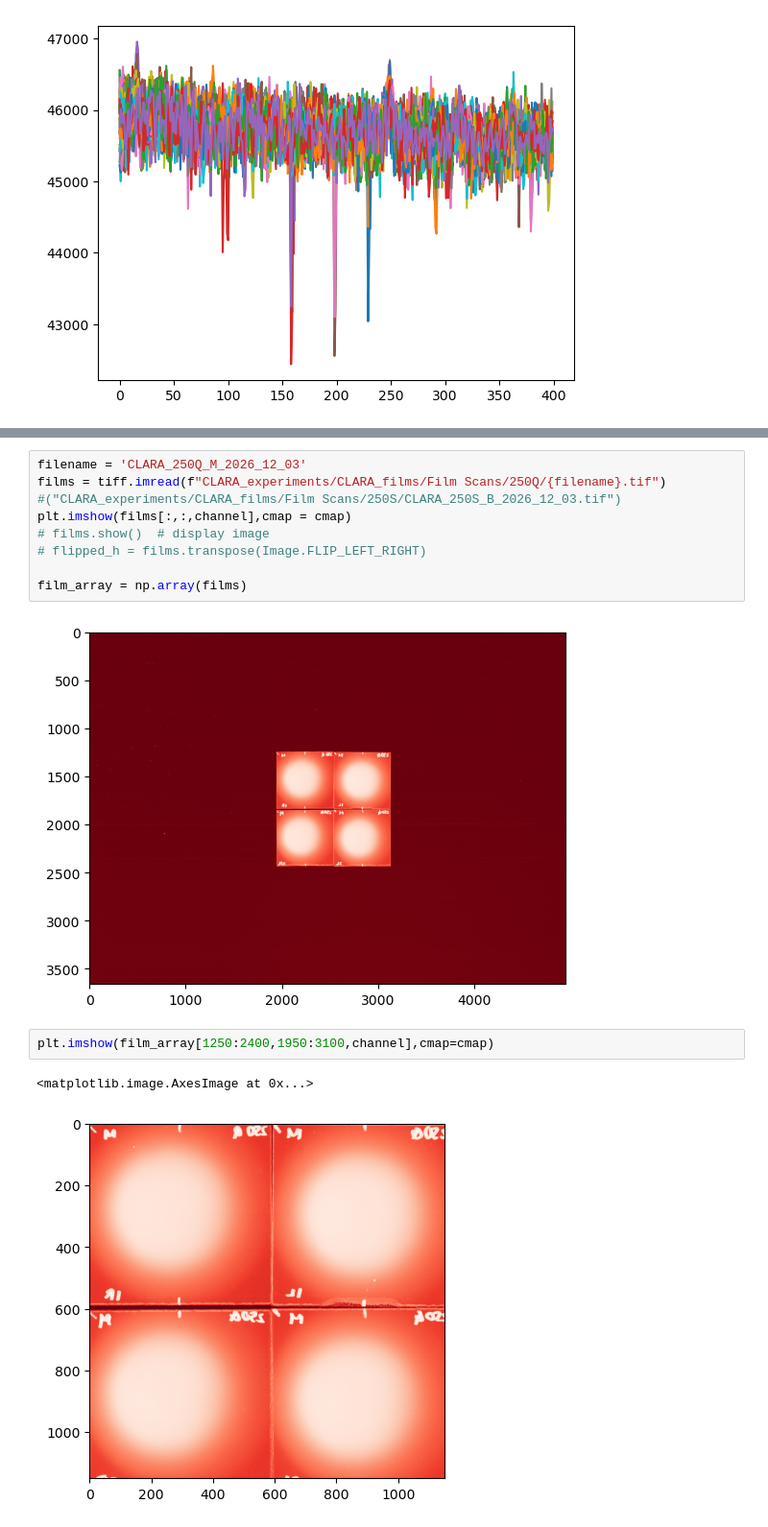
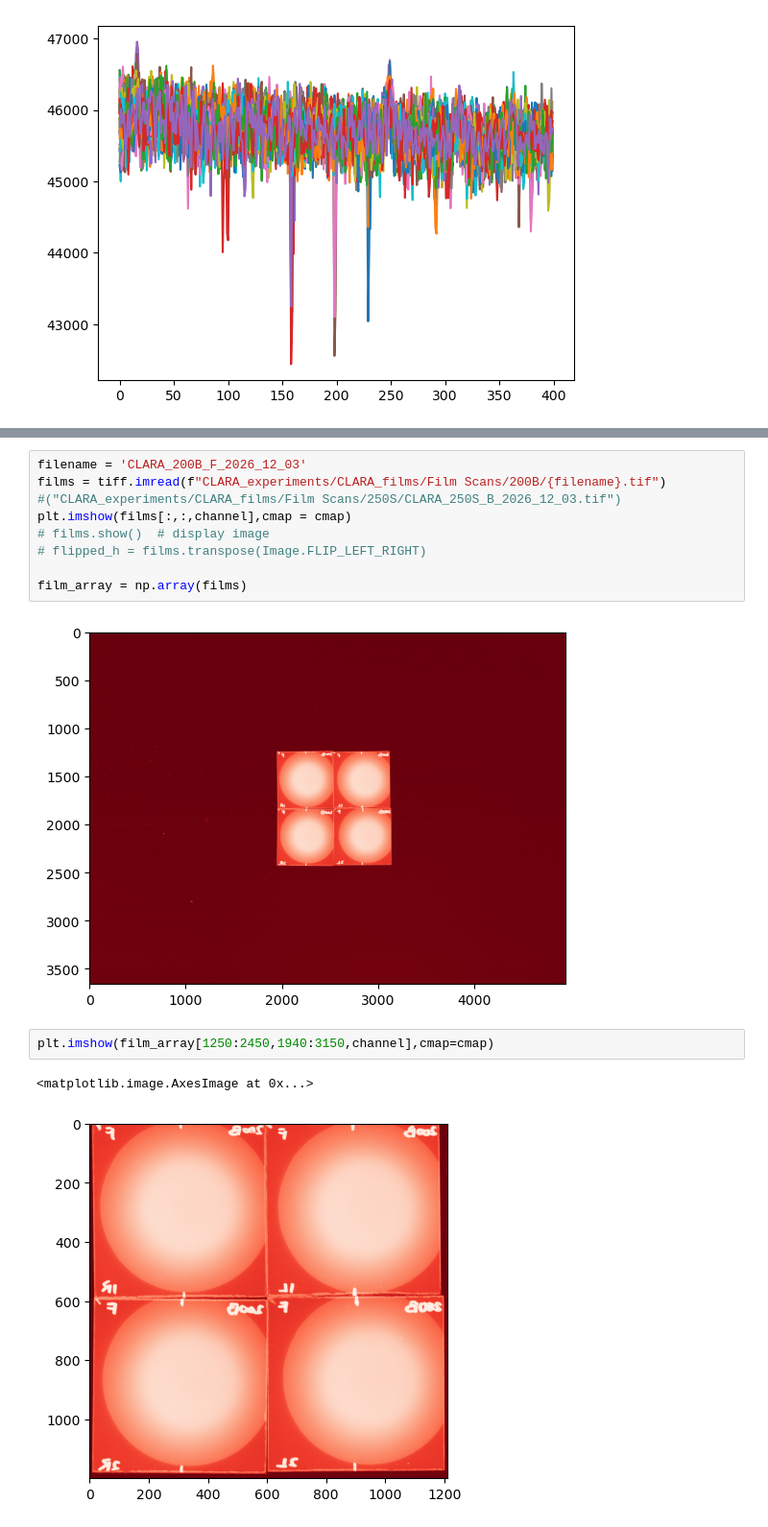
Before and after one commit to sabrinawaa/DPhil_Project, a Jupyter notebook: YAG_processing.ipynb, the cells around one changed output, grey strips where cells are left out. Shown at 96% size. Cells and saved outputs as stored; diff of their text form.

```diff
--- a/YAG_processing.ipynb
+++ b/YAG_processing.ipynb
@@ -364,6 +365,6 @@ OD0_green,OD0_red
 # %%
-filename = 'CLARA_250Q_M_2026_12_03'
-films = tiff.imread(f"CLARA_experiments/CLARA_films/Film Scans/250Q/{filename}.tif")
+filename = 'CLARA_200B_F_2026_12_03'
+films = tiff.imread(f"CLARA_experiments/CLARA_films/Film Scans/200B/{filename}.tif")
 #("CLARA_experiments/CLARA_films/Film Scans/250S/CLARA_250S_B_2026_12_03.tif")
 plt.imshow(films[:,:,channel],cmap = cmap)
 # films.show()  # display image
@@ -371,10 +372,10 @@ plt.imshow(films[:,:,channel],cmap = cmap)
 
 film_array = np.array(films)
 # %% [output]
-[figure, old version]
+[figure, new version]
 # %%
-plt.imshow(film_array[1250:2400,1950:3100,channel],cmap=cmap)
+plt.imshow(film_array[1250:2450,1940:3150,channel],cmap=cmap)
 # %% [output]
 <matplotlib.image.AxesImage at 0x...>
-[figure, old version]
+[figure, new version]
 # %%
```
Also changed, not shown: parts of 23 cells of this notebook.
